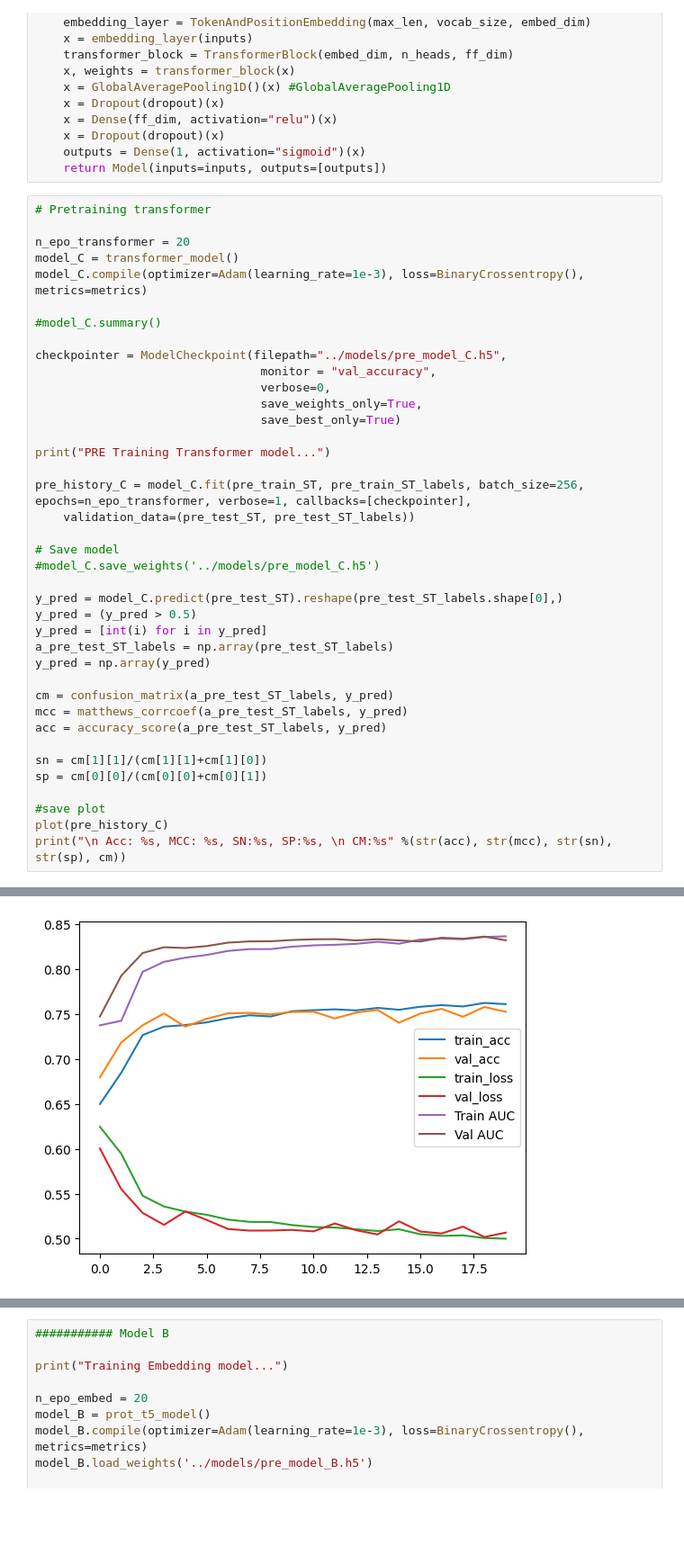
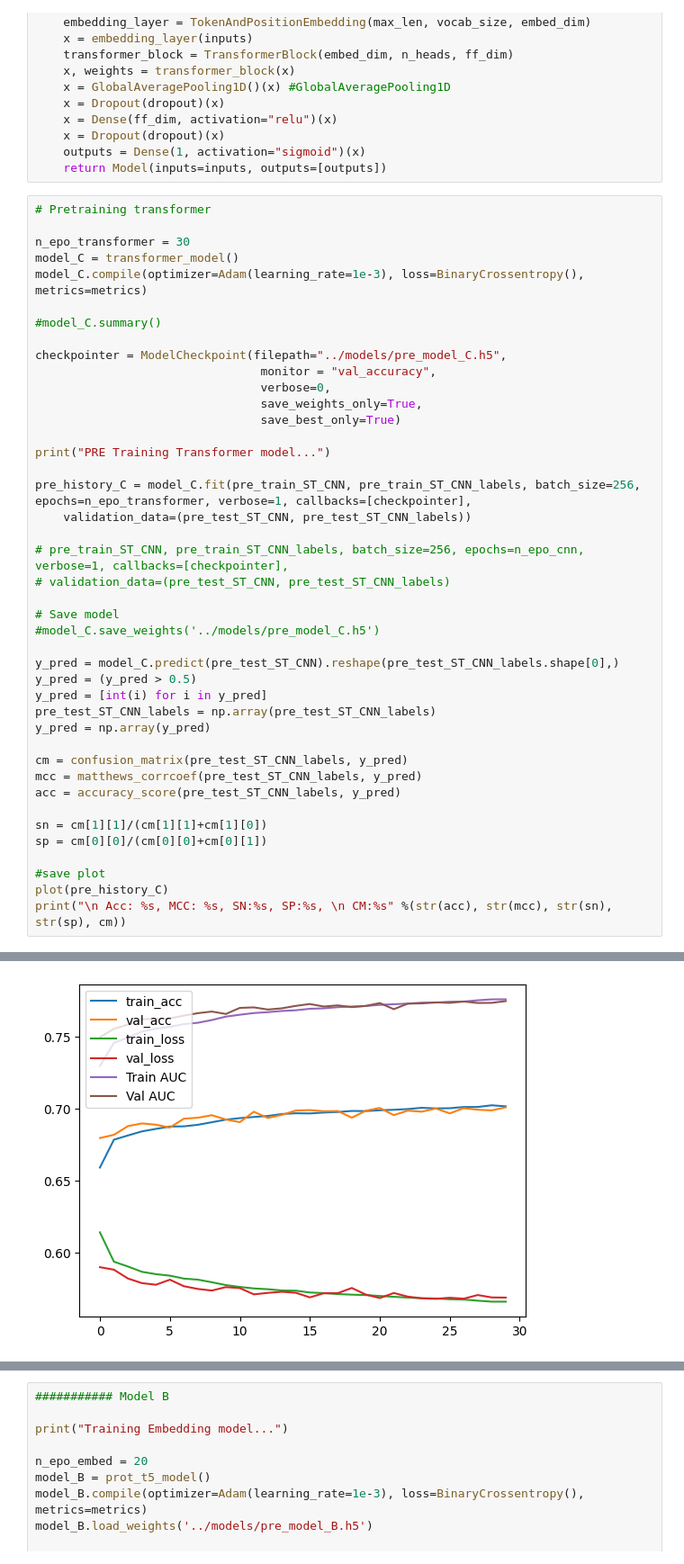
Before and after one commit to anuprulez/transformer_dephosphorylation, a Jupyter notebook: notebooks/train_prot_t5_ffn.ipynb, the cells around one changed output, grey strips where cells are left out. Shown at 90% size. Cells and saved outputs as stored; diff of their text form; blank space fills up the shorter version.

```diff
--- a/notebooks/train_prot_t5_ffn.ipynb
+++ b/notebooks/train_prot_t5_ffn.ipynb
@@ -574,7 +589,7 @@ def transformer_model():
 # %%
 # Pretraining transformer
 
-n_epo_transformer = 20
+n_epo_transformer = 30
 model_C = transformer_model()
 model_C.compile(optimizer=Adam(learning_rate=1e-3), loss=BinaryCrossentropy(), metrics=metrics)
 
@@ -588,21 +603,24 @@ checkpointer = ModelCheckpoint(filepath="../models/pre_model_C.h5",
 
 print("PRE Training Transformer model...")
 
-pre_history_C = model_C.fit(pre_train_ST, pre_train_ST_labels, batch_size=256, epochs=n_epo_transformer, verbose=1, callbacks=[checkpointer],
-    validation_data=(pre_test_ST, pre_test_ST_labels))
+pre_history_C = model_C.fit(pre_train_ST_CNN, pre_train_ST_CNN_labels, batch_size=256, epochs=n_epo_transformer, verbose=1, callbacks=[checkpointer],
+    validation_data=(pre_test_ST_CNN, pre_test_ST_CNN_labels))
+
+# pre_train_ST_CNN, pre_train_ST_CNN_labels, batch_size=256, epochs=n_epo_cnn, verbose=1, callbacks=[checkpointer],
+# validation_data=(pre_test_ST_CNN, pre_test_ST_CNN_labels)
 
 # Save model
 #model_C.save_weights('../models/pre_model_C.h5')
 
-y_pred = model_C.predict(pre_test_ST).reshape(pre_test_ST_labels.shape[0],)
+y_pred = model_C.predict(pre_test_ST_CNN).reshape(pre_test_ST_CNN_labels.shape[0],)
 y_pred = (y_pred > 0.5)
 y_pred = [int(i) for i in y_pred]
-a_pre_test_ST_labels = np.array(pre_test_ST_labels)
+pre_test_ST_CNN_labels = np.array(pre_test_ST_CNN_labels)
 y_pred = np.array(y_pred)
 
-cm = confusion_matrix(a_pre_test_ST_labels, y_pred)
-mcc = matthews_corrcoef(a_pre_test_ST_labels, y_pred)
-acc = accuracy_score(a_pre_test_ST_labels, y_pred)
+cm = confusion_matrix(pre_test_ST_CNN_labels, y_pred)
+mcc = matthews_corrcoef(pre_test_ST_CNN_labels, y_pred)
+acc = accuracy_score(pre_test_ST_CNN_labels, y_pred)
 
 sn = cm[1][1]/(cm[1][1]+cm[1][0])
 sp = cm[0][0]/(cm[0][0]+cm[0][1])
@@ -631 +649 @@ Epoch 20/20
-[figure, old version]
+[figure, new version]
```
Also changed, not shown: parts of 11 cells of this notebook, 2 other files.
